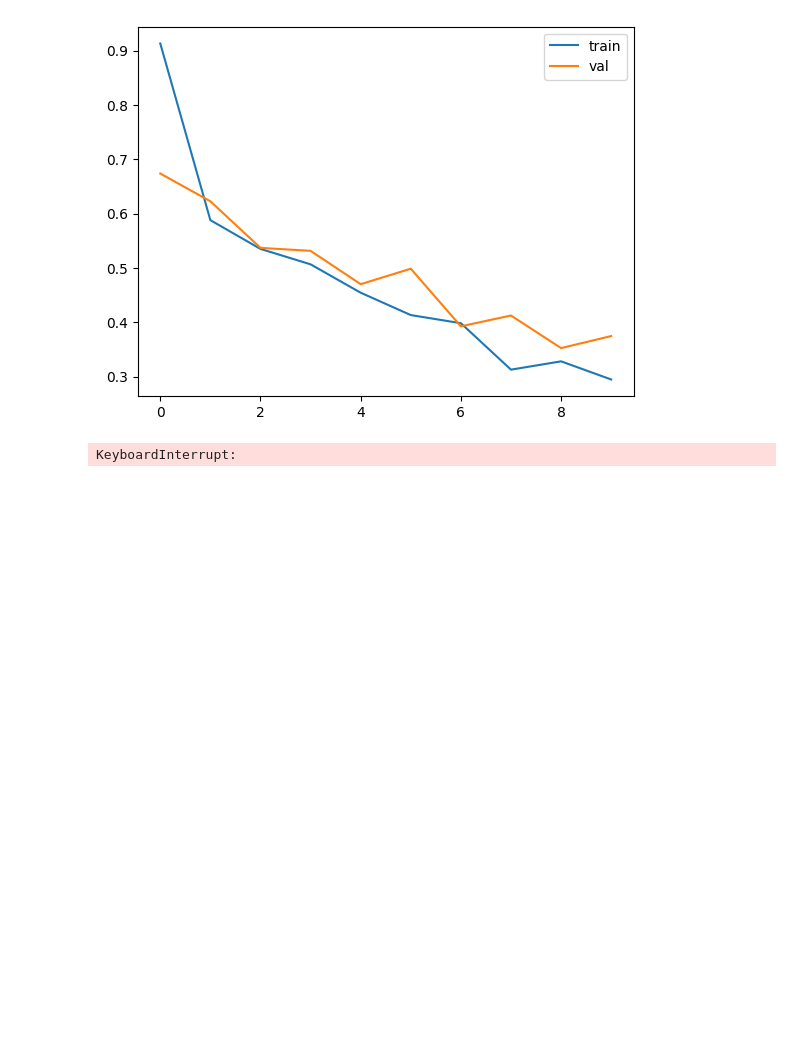
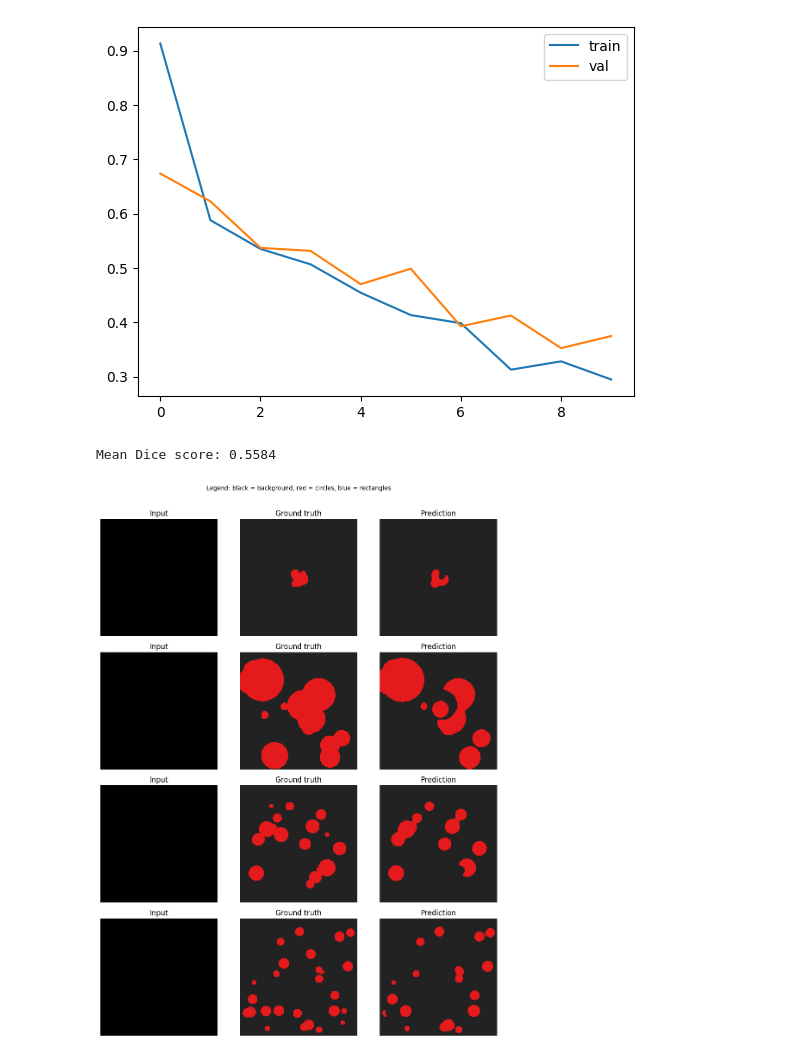
Before and after one commit to AndreDon0/25AIMEPhI, a Jupyter notebook: Homework_17_circle_segmentation/main.ipynb, the cells around one changed output. Drawn from its saved outputs; the diff is of its cells as text; code cells hidden in the pictures; blank space fills up the shorter version.

```diff
--- a/Homework_17_circle_segmentation/main.ipynb
+++ b/Homework_17_circle_segmentation/main.ipynb
@@ -13,7 +13,7 @@ device = torch.accelerator.current_accelerator() if torch.accelerator.is_availab
 
 learning_rate = 3e-4
 batch_size = 32
-epochs = 10
+epochs = 30
 
 device
 # %% [output]
@@ -84,3 +85,5 @@ trainer.save("./data/model.pth")
+# %%
+trainer.load("./data/model.pth")
 # %%
 plt.plot(trainer.train_loss, label="train")
 plt.plot(trainer.val_loss, label="val")
@@ -89,6 +92,59 @@ plt.show()
 # %% [output]
 [figure]
 # %%
-trainer.predict(test_loader)
+predictions = trainer.predict(test_loader)
-# %% [output]
-KeyboardInterrupt:
+# %%
+predictions = predictions.cpu().numpy()
+y_pred = np.argmax(predictions, axis=1)
+
+loaded = np.load("./data/test.npz")
+y_true = np.argmax(loaded["labels"], axis=-1)
+
+
+def mean_dice_score(y_true: np.ndarray, y_pred: np.ndarray, num_classes: int = 3, eps: float = 1e-8) -> float:
+    """Mean Dice over classes for integer label maps (H, W) or stacks (N, H, W)."""
+    dices = []
+    for c in range(num_classes):
+        t = y_true == c
+        p = y_pred == c
+        inter = np.logical_and(t, p).sum(dtype=np.float64)
+        denom = t.sum(dtype=np.float64) + p.sum(dtype=np.float64)
+        dices.append((2.0 * inter + eps) / (denom + eps))
+    return float(np.mean(dices))
+
+
+score = mean_dice_score(y_true, y_pred)
+print(f"Mean Dice score: {score:.4f}")
+# %% [output]
+Mean Dice score: 0.5584
+# %%
+from matplotlib.colors import ListedColormap
+
+_label_cmap = ListedColormap(["#222222", "#e41a1c", "#377eb8"])
+_n_show = min(4, len(y_true))
+fig, axes = plt.subplots(_n_show, 3, figsize=(10, 3.2 * _n_show))
+if _n_show == 1:
+    axes = np.asarray([axes])
+
+for row, i in enumerate(range(_n_show)):
+    img = loaded["data"][i]
+    if img.dtype != np.uint8:
+        img = np.clip(img, 0, 255).astype(np.uint8)
+
+    axes[row, 0].imshow(img)
+    axes[row, 0].set_title("Input")
+    axes[row, 0].axis("off")
+
+    axes[row, 1].imshow(y_true[i], cmap=_label_cmap, vmin=0, vmax=2, interpolation="nearest")
+    axes[row, 1].set_title("Ground truth")
+    axes[row, 1].axis("off")
+
+    axes[row, 2].imshow(y_pred[i], cmap=_label_cmap, vmin=0, vmax=2, interpolation="nearest")
+    axes[row, 2].set_title("Prediction")
+    axes[row, 2].axis("off")
+
+plt.suptitle("Legend: black = background, red = circles, blue = rectangles", y=1.01, fontsize=10)
+plt.tight_layout()
+plt.show()
+# %% [output]
+[figure, added]
```
Also changed, not shown: parts of 3 cells of this notebook, 1 other file.
